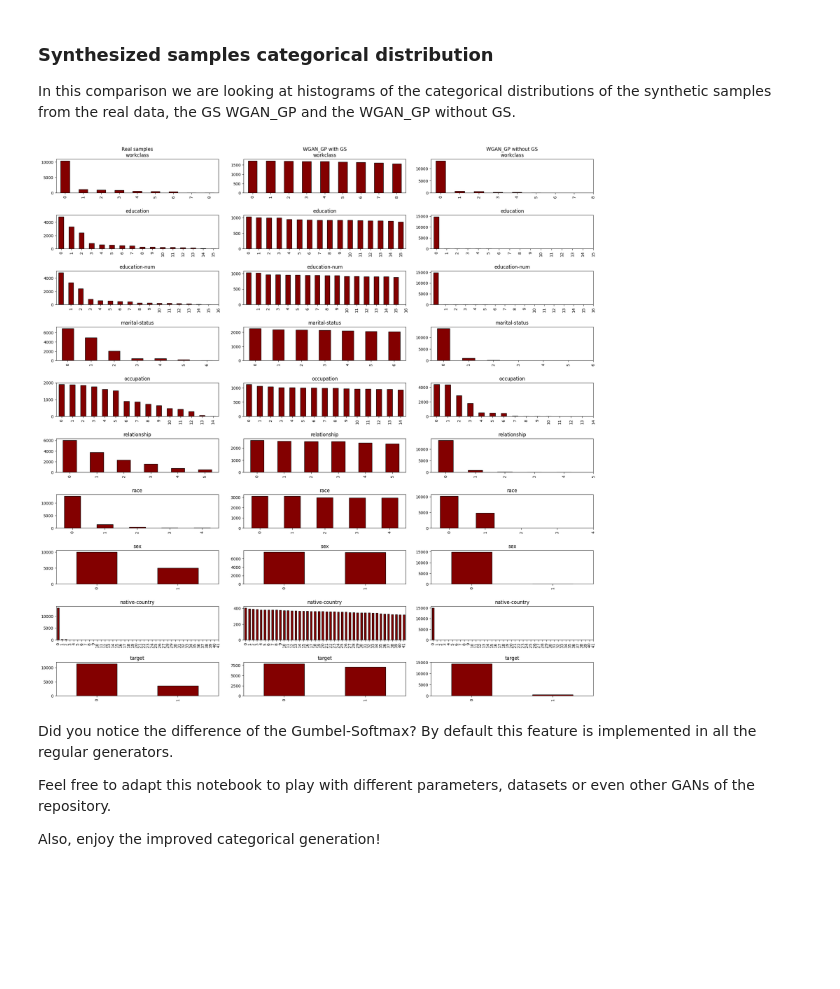
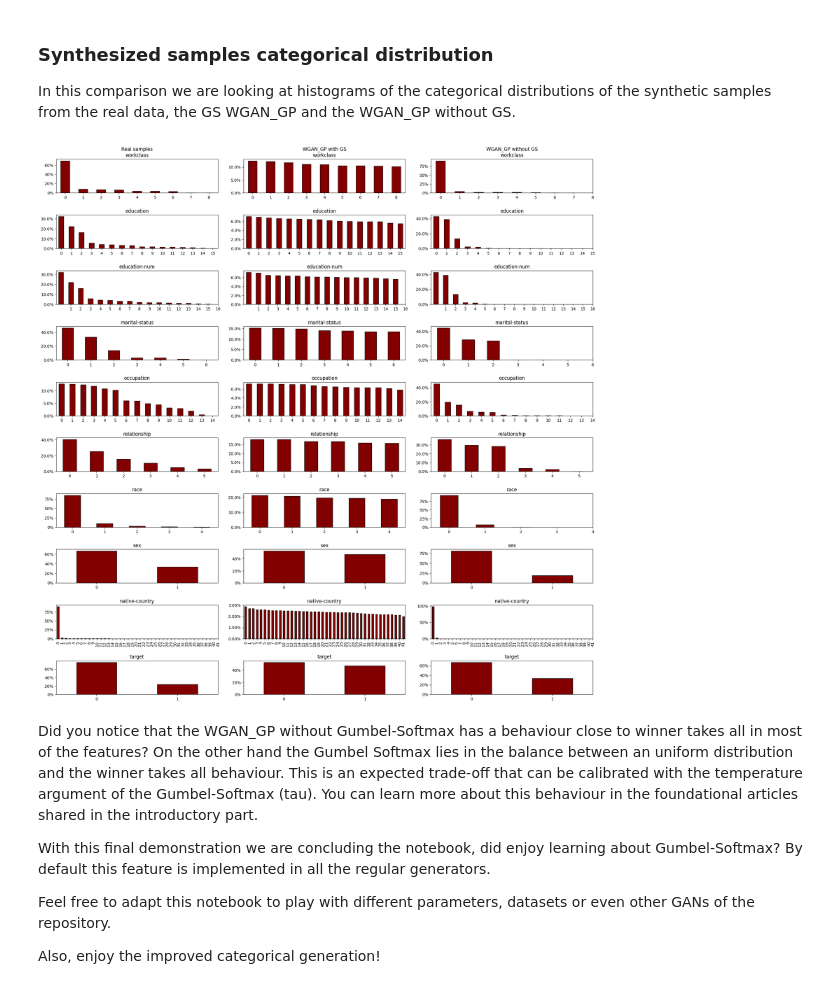
Before and after one commit to ydataai/ydata-synthetic, a Jupyter notebook: examples/regular/gumbel_softmax_example.ipynb, the cells around one changed output. Drawn from its saved outputs; the diff is of its cells as text; code cells hidden in the pictures; blank space fills up the shorter version.

Commit message:
Improvements on the notebook 2/2

```diff
--- a/examples/regular/gumbel_softmax_example.ipynb
+++ b/examples/regular/gumbel_softmax_example.ipynb
@@ -80,12 +80,12 @@ cat_cols = ['workclass','education', 'education-num', 'marital-status', 'occupat
 # WGAN_GP training
 # Defining the training parameters of WGAN_GP
 
-noise_dim = 32
+noise_dim = 128
 dim = 128
-batch_size = 500
+batch_size = 50
 
 log_step = 100
-epochs = 150
+epochs = 50
 learning_rate = [5e-4, 3e-3]
 beta_1 = 0.5
 beta_2 = 0.9
@@ -186,22 +186,28 @@ no_gs_samples = no_gs_wgan.sample(sample_size)[:sample_size]
 gs_samples = gs_wgan.sample(sample_size)[:sample_size]
 # %%
 import matplotlib.pyplot as plt
+from matplotlib.ticker import PercentFormatter
 from ydata_synthetic.utils.misc.colormaps import ydata_colormap
 
 ydata_colors = ydata_colormap(1)
 
 fig, axes = plt.subplots(nrows=len(cat_cols), ncols=3, figsize= (20,20))
 for i, feat in enumerate(cat_cols):
     xticks=sorted(list(data[feat].unique()))
     for j, (name, samples) in enumerate({'Real samples': real_samples, 'WGAN_GP with GS': gs_samples, 'WGAN_GP without GS': no_gs_samples}.items()):
-        samples[feat].value_counts().plot(kind='bar', ax=axes[i, j], title=(name +'\n' if i==0 else '') + feat, colormap=ydata_colors, edgecolor='black',
-        xticks=xticks)
+        (samples[feat].value_counts()/(0.01*sample_size)).plot(kind='bar', ax=axes[i, j], title=(name +'\n' if i==0 else '') + feat, colormap=ydata_colors, edgecolor='black',
+        xticks=xticks, rot = 0 if len(xticks)<20 else None)
+        axes[i, j].yaxis.set_major_formatter(PercentFormatter())
 fig.tight_layout(pad=2.0)
 plt.show()
 # %% [output]
-[figure, old version]
+[figure, new version]
 # %% [markdown]
-Did you notice the difference of the Gumbel-Softmax?
+Did you notice that the WGAN_GP without Gumbel-Softmax has a behaviour close to winner takes all in most of the features?
+On the other hand the Gumbel Softmax lies in the balance between an uniform distribution and the winner takes all behaviour.
+This is an expected trade-off that can be calibrated with the temperature argument of the Gumbel-Softmax (tau). You can learn more about this behaviour in the foundational articles shared in the introductory part.
+
+With this final demonstration we are concluding the notebook, did enjoy learning about Gumbel-Softmax?
 By default this feature is implemented in all the regular generators.
 
 Feel free to adapt this notebook to play with different parameters, datasets or even other GANs of the repository.
```
Also changed, not shown: parts of 2 cells of this notebook, 1 other file.
